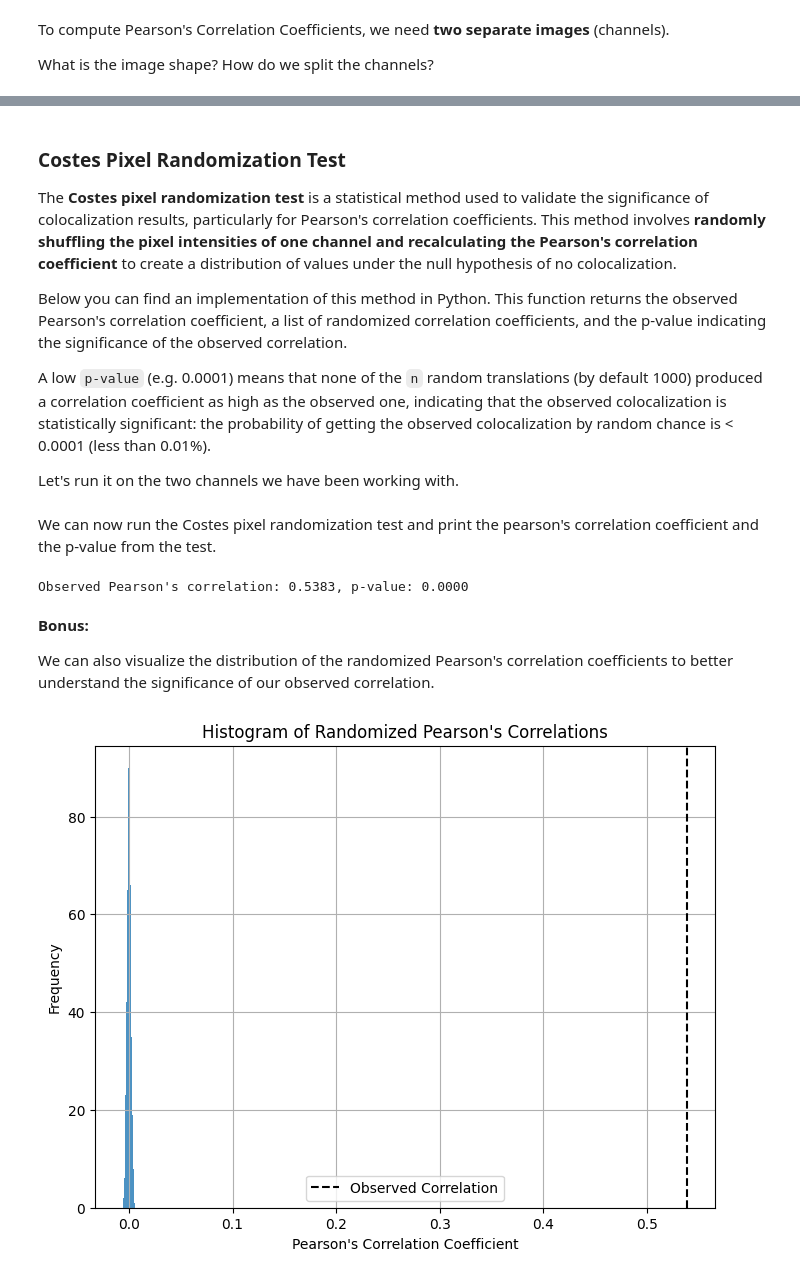
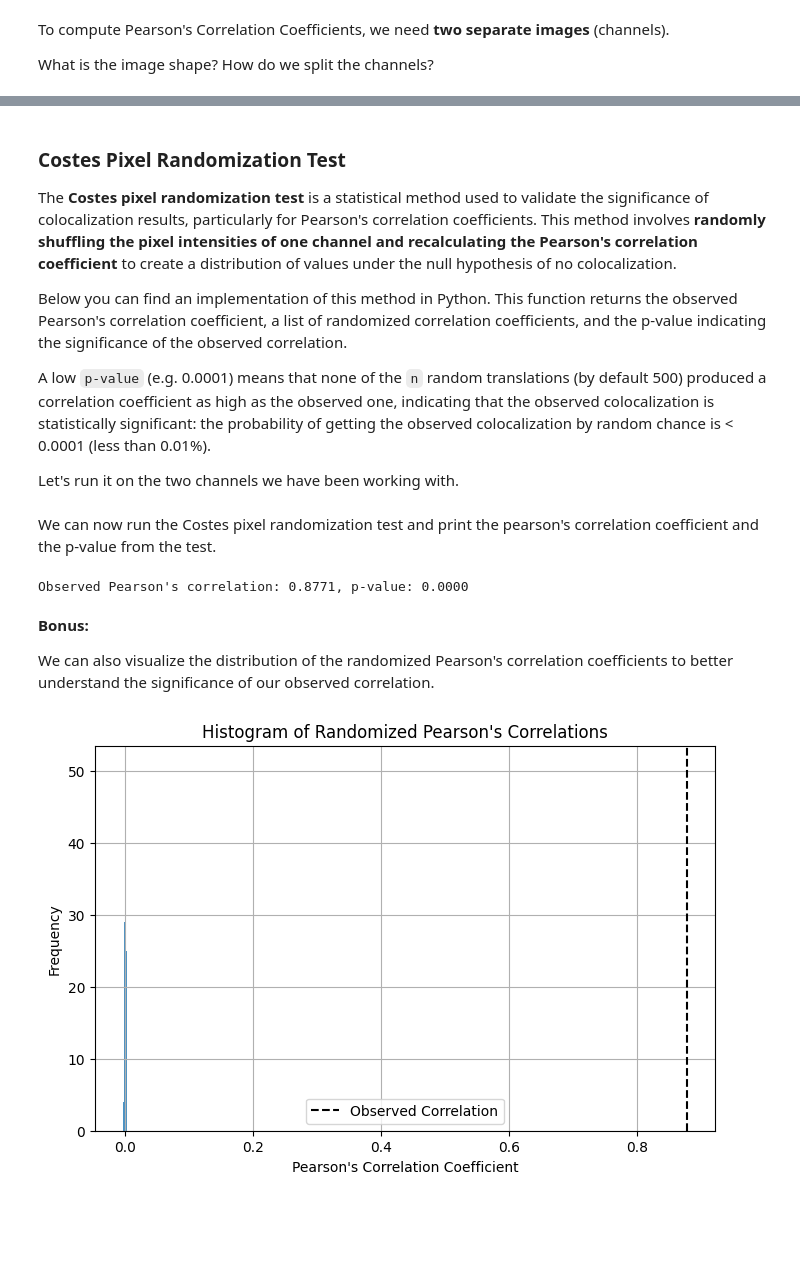
Before and after one commit to fdrgsp/bobiac, a Jupyter notebook: content/08_colocalization/pixel_intensity_based_colocalization_pearsons.ipynb, the cells around one changed output, grey strips where cells are left out. Drawn from its saved outputs; the diff is of its cells as text; code cells hidden in the pictures; blank space fills up the shorter version.

Commit message:
add pearsons + data

```diff
--- a/content/08_colocalization/pixel_intensity_based_colocalization_pearsons.ipynb
+++ b/content/08_colocalization/pixel_intensity_based_colocalization_pearsons.ipynb
@@ -53,6 +75,6 @@ Pearson's correlation coefficients are a measure of colocalization that is based
 # %%
 # open the image
-img_path = "../../_static/images/coloc/14na_z4.tif"
+img_path = "../../_static/images/coloc/cells_pearsons.tif"
 img = tifffile.imread(img_path)
 # %%
 # visualize the image
@@ -158,14 +146,14 @@ The **Costes pixel randomization test** is a statistical method used to validate
 
 Below you can find an implementation of this method in Python. This function returns the observed Pearson's correlation coefficient, a list of randomized correlation coefficients, and the p-value indicating the significance of the observed correlation.
 
-A low `p-value` (e.g. 0.0001) means that none of the `n` random translations (by default 1000) produced a correlation coefficient as high as the observed one, indicating that the observed colocalization is statistically significant: the probability of getting the observed colocalization by random chance is < 0.0001 (less than 0.01%).
+A low `p-value` (e.g. 0.0001) means that none of the `n` random translations (by default 500) produced a correlation coefficient as high as the observed one, indicating that the observed colocalization is statistically significant: the probability of getting the observed colocalization by random chance is < 0.0001 (less than 0.01%).
 
 Let's run it on the two channels we have been working with.
 # %%
 def costes_pixel_randomization(
     channel_1: np.ndarray,
     channel_2: np.ndarray,
-    n_iterations: int = 1000,
+    n_iterations: int = 500,
     seed: int = 3,
 ) -> tuple[float, list[float], float]:
     """
@@ -201,7 +189,8 @@ def costes_pixel_randomization(
     # Store original shape for reshaping
     shape = channel_2.shape
 
-    for _ in tqdm(range(n_iterations), desc="Costes pixel randomization"):
+    # for _ in tqdm(range(n_iterations), desc="Costes pixel randomization"):
+    for _ in range(n_iterations):
         # Flatten, shuffle, and reshape
         randomized_channel_2 = np.random.permutation(channel_2.flatten()).reshape(shape)
 
@@ -218,27 +207,26 @@ def costes_pixel_randomization(
 # %% [markdown]
 We can now run the Costes pixel randomization test and print the pearson's correlation coefficient and the p-value from the test.
 # %%
-p, random_corrs, p_value = costes_pixel_randomization(ch1, ch2)
-# p, random_corrs, p_value = costes_pixel_randomization(image_1_masked, image_2_masked)
-print(f"Observed Pearson's correlation: {p:.4f}, p-value: {p_value:.4f}")
+pearson, random_corrs, p_value = costes_pixel_randomization(ch1, ch2)
+print(f"Observed Pearson's correlation: {pearson:.4f}, p-value: {p_value:.4f}")
 # %% [output]
-Observed Pearson's correlation: 0.5383, p-value: 0.0000
+Observed Pearson's correlation: 0.8771, p-value: 0.0000
 # %% [markdown]
 **Bonus:**
 
 We can also visualize the distribution of the randomized Pearson's correlation coefficients to better understand the significance of our observed correlation.
 # %%
 # plot histogram of random correlations
-plt.figure(figsize=(8, 6))
+plt.figure(figsize=(8, 5))
 plt.hist(random_corrs, bins=30, alpha=0.8)
 plt.axvline(
-    p, color="k", linestyle="dashed", linewidth=1.5, label="Observed Correlation"
+    pearson, color="k", linestyle="dashed", linewidth=1.5, label="Observed Correlation"
 )
 plt.title("Histogram of Randomized Pearson's Correlations")
 plt.xlabel("Pearson's Correlation Coefficient")
 plt.ylabel("Frequency")
 plt.legend()
 plt.grid()
 plt.show()
 # %% [output]
-[figure, old version]
+[figure, new version]
```
Also changed, not shown: parts of 18 cells of this notebook, 14 other files.
